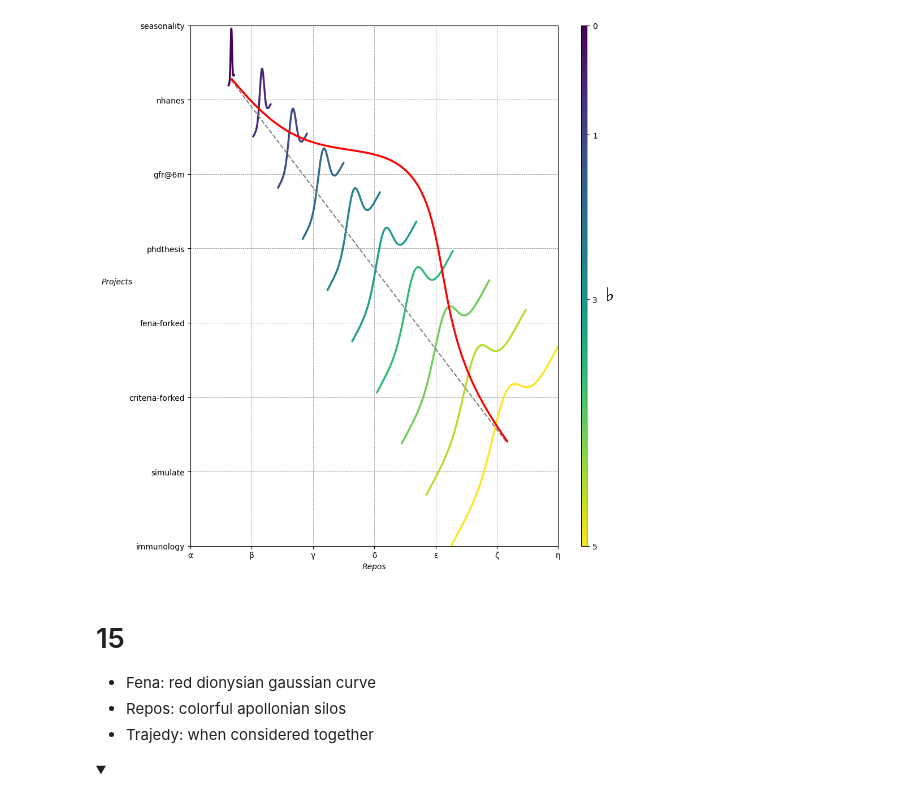
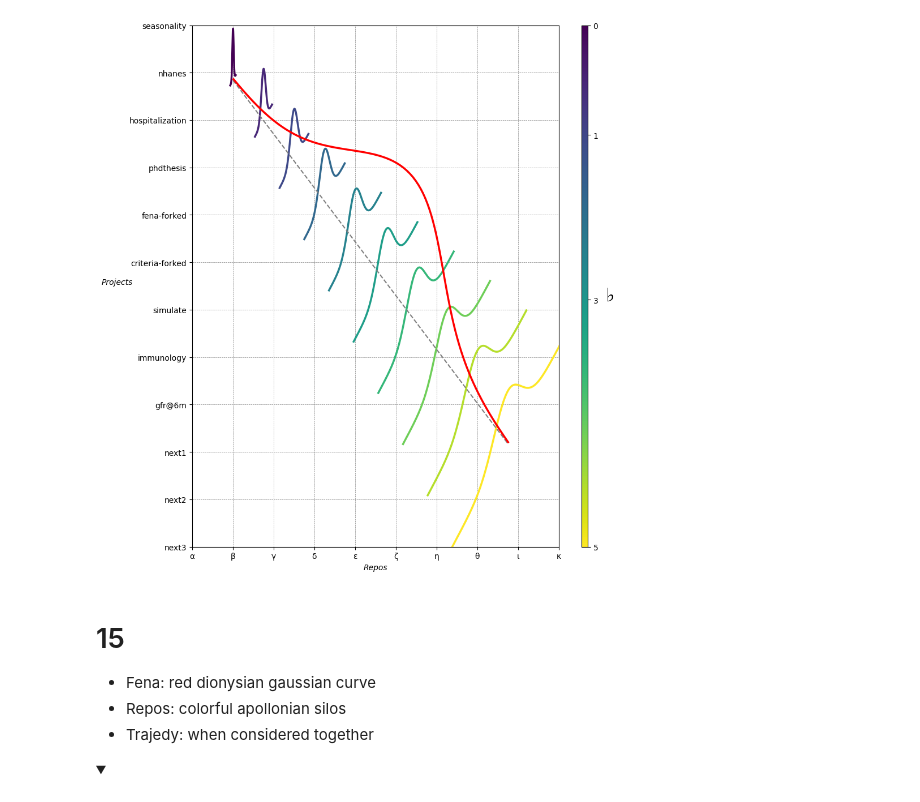
Before and after one commit to abikesa/apollonian, a Jupyter notebook: _build/jupyter_execute/act_2/act_2_0/act_2_0_0/act_2_0_0_3.ipynb, the cells around one changed output. Cells and saved outputs as stored; diff of their text form; code cells hidden in the pictures; folded sections open.

Commit message:
hospitalization added to visualization

```diff
--- a/_build/jupyter_execute/act_2/act_2_0/act_2_0_0/act_2_0_0_3.ipynb
+++ b/_build/jupyter_execute/act_2/act_2_0/act_2_0_0/act_2_0_0_3.ipynb
@@ -70,36 +70,36 @@ cbar.set_ticklabels(custom_tick_labels)
 cbar.set_label(r'♭', rotation=0, labelpad=15, fontstyle='italic', fontsize=24)
 
 
 # Label for the colorbar
 cbar.set_label(r'♭', rotation=0, labelpad=15, fontstyle='italic', fontsize=24)
 
 
 cbar.set_label(r'♭', rotation=0, labelpad=15, fontstyle='italic', fontsize=24)
 
 # Add X and Y axis labels with custom font styles
 ax.set_xlabel(r'Repos', fontstyle='italic')
 ax.set_ylabel(r'Projects', rotation=0, fontstyle='italic', labelpad=15)
 
 # Add musical modes as X-axis tick labels
 # musical_modes = ["Ionian", "Dorian", "Phrygian", "Lydian", "Mixolydian", "Aeolian", "Locrian"]
-greek_letters = ['α', 'β', 'γ', 'δ', 'ε', 'ζ', 'η'] # , 'θ', 'ι', 'κ'
+greek_letters = ['α', 'β','γ', 'δ', 'ε', 'ζ', 'η', 'θ', 'ι', 'κ'] #
 mode_positions = np.linspace(ax.get_xlim()[0], ax.get_xlim()[1], len(greek_letters))
 ax.set_xticks(mode_positions)
 ax.set_xticklabels(greek_letters, rotation=0)
 
 # Add moods as Y-axis tick labels
-moods = ["immunology", "simulate", "criteria-forked", "fena-forked", "phdthesis", "gfr@6m", "nhanes", "seasonality"]
+moods = ['next3','next2','next1',"gfr@6m","immunology", "simulate", "criteria-forked", "fena-forked", "phdthesis","hospitalization", "nhanes", "seasonality"]
 mood_positions = np.linspace(ax.get_ylim()[0], ax.get_ylim()[1], len(moods))
 ax.set_yticks(mood_positions)
 ax.set_yticklabels(moods)
 
 # ... (rest of the code unchanged)
 
 
 plt.tight_layout()
 plt.show()
 # %% [output]
-[figure, old version]
+[figure, new version]
 # %% [markdown]
 #
 
```
Also changed, not shown: 6 other files.
